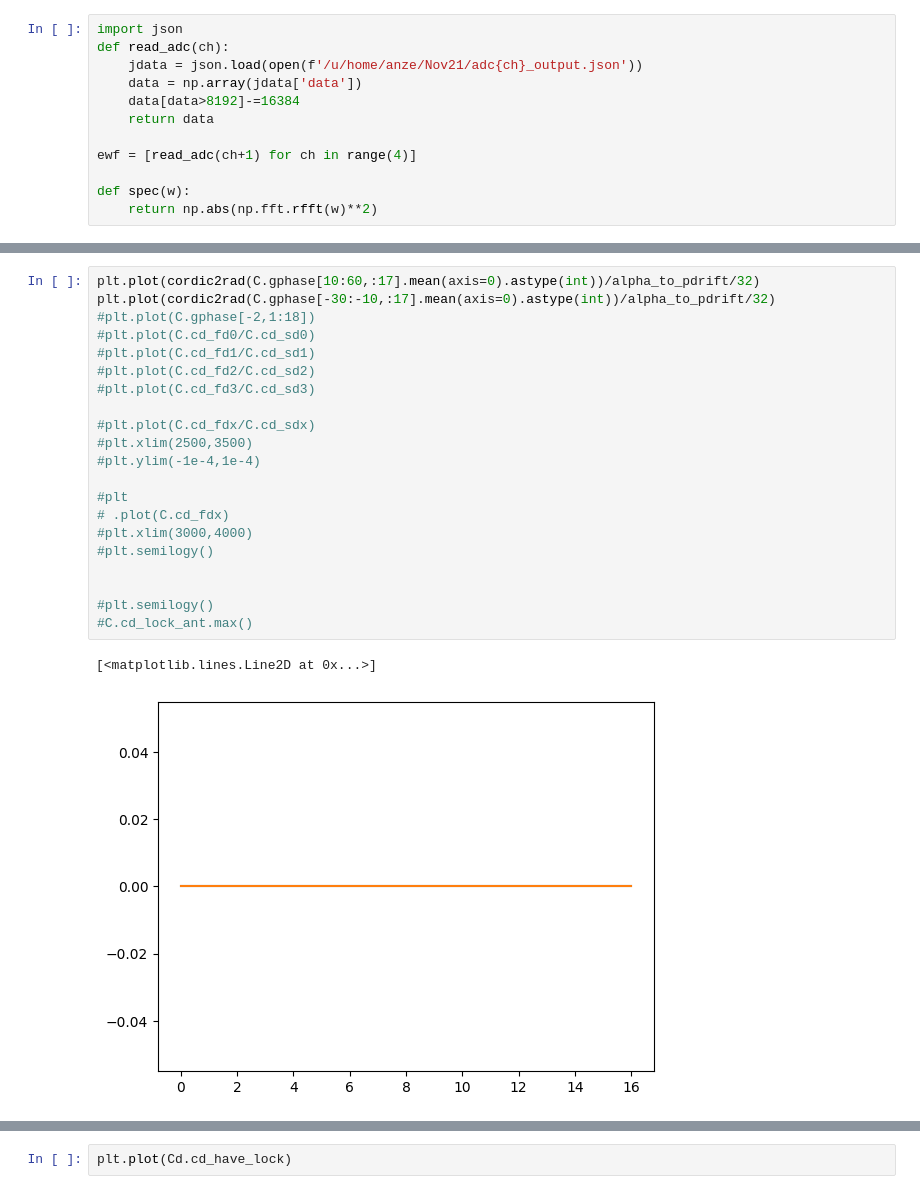
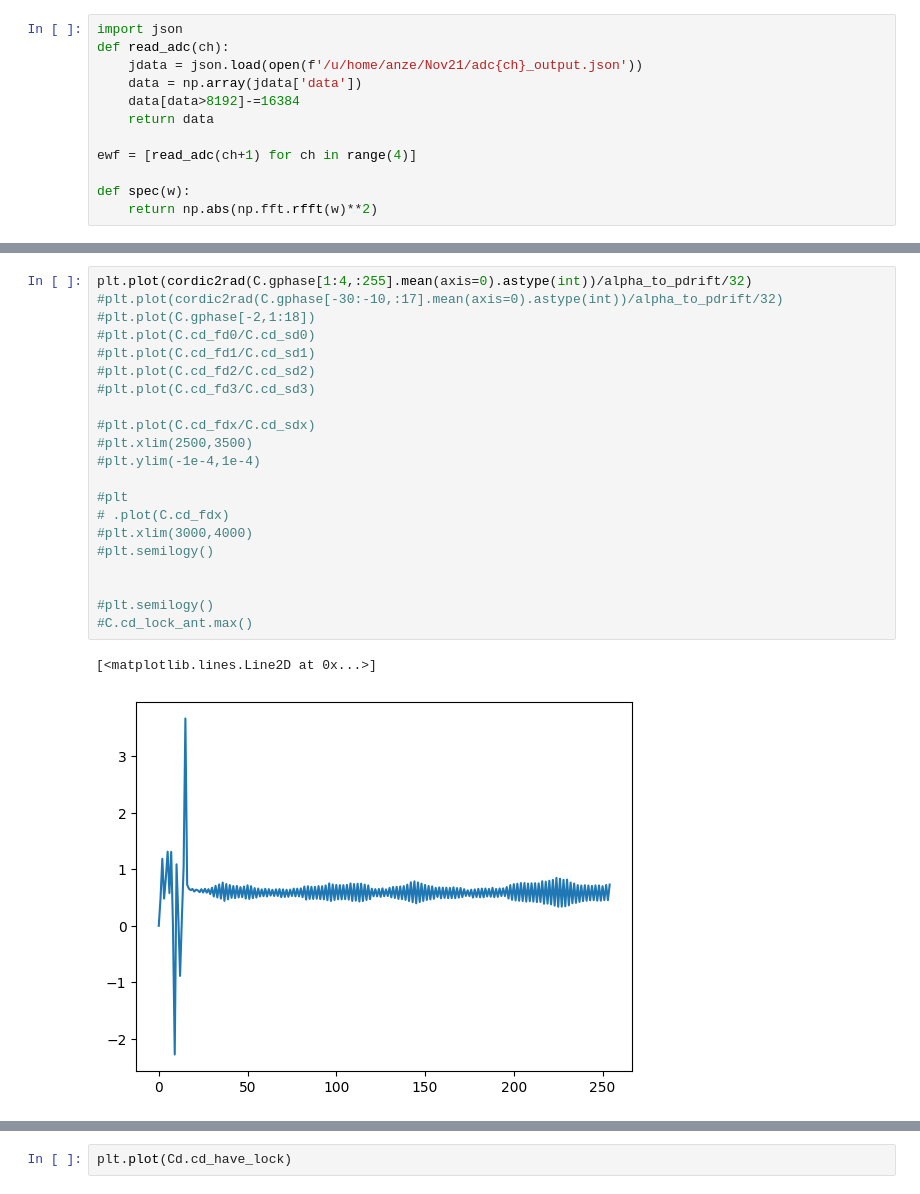
Before and after one commit to lusee-night/uncrater, a Jupyter notebook: calib_test.ipynb, the cells around one changed output, grey strips where cells are left out. Saved outputs shown, nothing was run; the diff lists cells and outputs as text.

```diff
--- a/calib_test.ipynb
+++ b/calib_test.ipynb
@@ -98,24 +126,24 @@ array([[0, 0, 0, ..., 0, 0, 0],
 # %%
-plt.plot(cordic2rad(C.gphase[10:60,:17].mean(axis=0).astype(int))/alpha_to_pdrift/32)
-plt.plot(cordic2rad(C.gphase[-30:-10,:17].mean(axis=0).astype(int))/alpha_to_pdrift/32)
+plt.plot(cordic2rad(C.gphase[1:4,:255].mean(axis=0).astype(int))/alpha_to_pdrift/32)
+#plt.plot(cordic2rad(C.gphase[-30:-10,:17].mean(axis=0).astype(int))/alpha_to_pdrift/32)
 #plt.plot(C.gphase[-2,1:18])
 #plt.plot(C.cd_fd0/C.cd_sd0)
 #plt.plot(C.cd_fd1/C.cd_sd1)
 #plt.plot(C.cd_fd2/C.cd_sd2)
 #plt.plot(C.cd_fd3/C.cd_sd3)
 
 #plt.plot(C.cd_fdx/C.cd_sdx)
 #plt.xlim(2500,3500)
 #plt.ylim(-1e-4,1e-4)
 
 #plt
 # .plot(C.cd_fdx)
 #plt.xlim(3000,4000)
 #plt.semilogy()
 
 
 #plt.semilogy()
 #C.cd_lock_ant.max()
 # %% [output]
 [<matplotlib.lines.Line2D at 0x...>]
-[figure, old version]
+[figure, new version]
```
Also changed, not shown: parts of 25 cells of this notebook, 4 other files.
